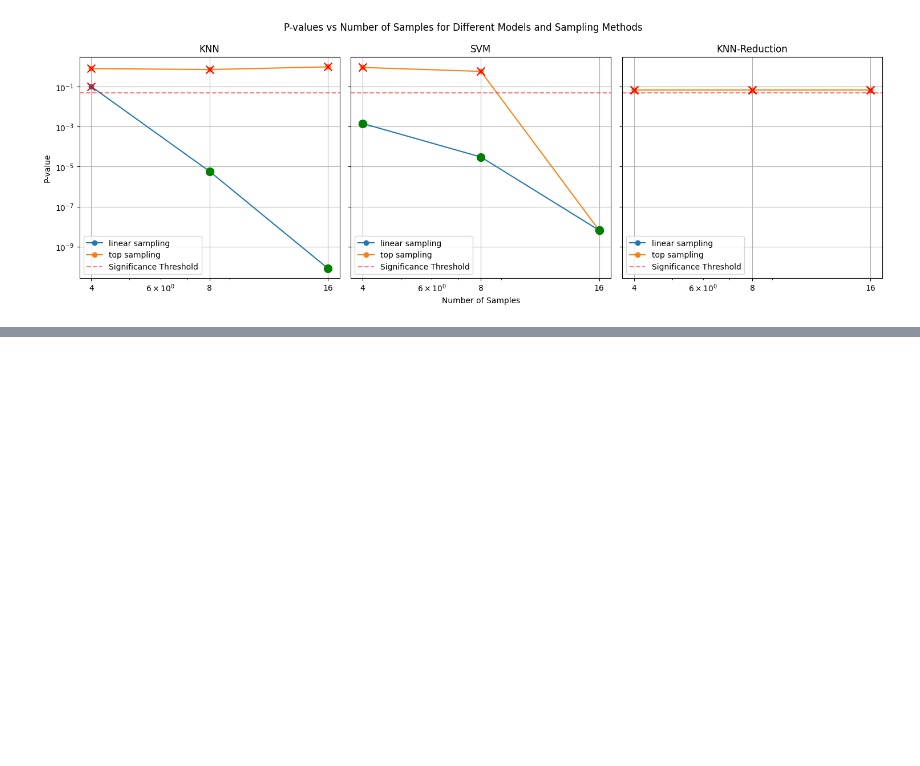
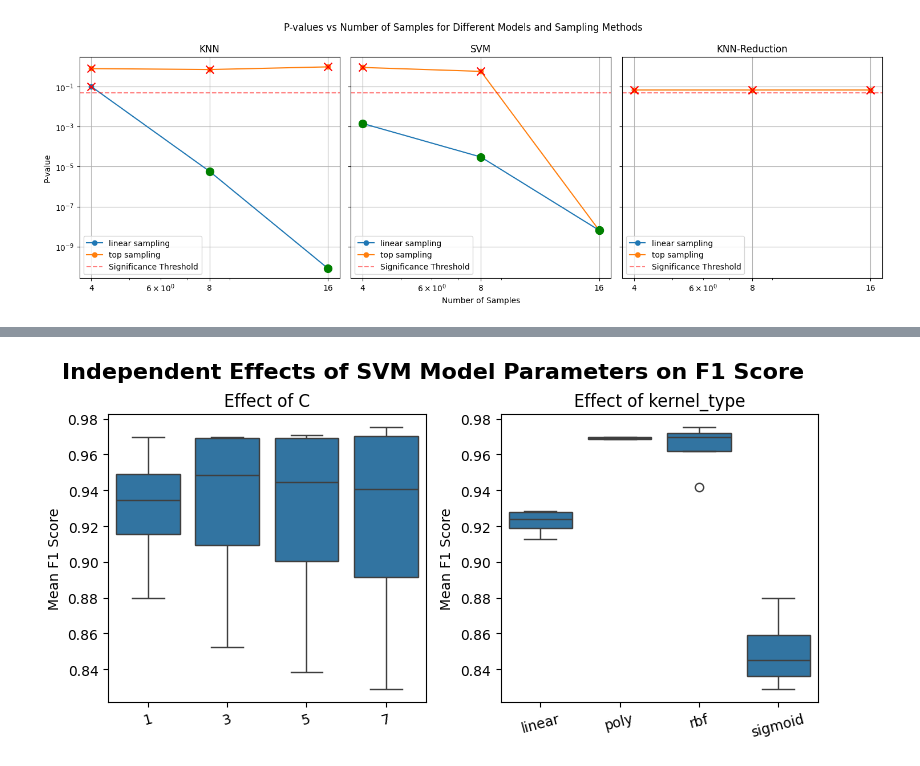
Before and after one commit to ZachParent/mai-intro-to-machine-learning, a Jupyter notebook: work2/notebooks/1.3-ZachParent-try-statistical-analysis.ipynb, the cells around one changed output, grey strips where cells are left out. Saved outputs shown, nothing was run; the diff lists cells and outputs as text; code cells hidden in the pictures; blank space fills up the shorter version.

```diff
--- a/work2/notebooks/1.3-ZachParent-try-statistical-analysis.ipynb
+++ b/work2/notebooks/1.3-ZachParent-try-statistical-analysis.ipynb
@@ -124,0 +152,8 @@ plt.show()
+# %%
+fig = plot_independent_effects(svm_results_hepatitis, ['C', 'kernel_type'])
+fig.suptitle('Independent Effects of SVM Model Parameters on F1 Score', fontsize=16, fontweight='bold')
+fig.subplots_adjust(top=0.85)
+fig.savefig('../reports/figures/independent_effects_SVM.png', dpi=300)
+plt.show()
+# %% [output]
+[figure, added]
```
Also changed, not shown: parts of 4 cells of this notebook, 2 other files.
